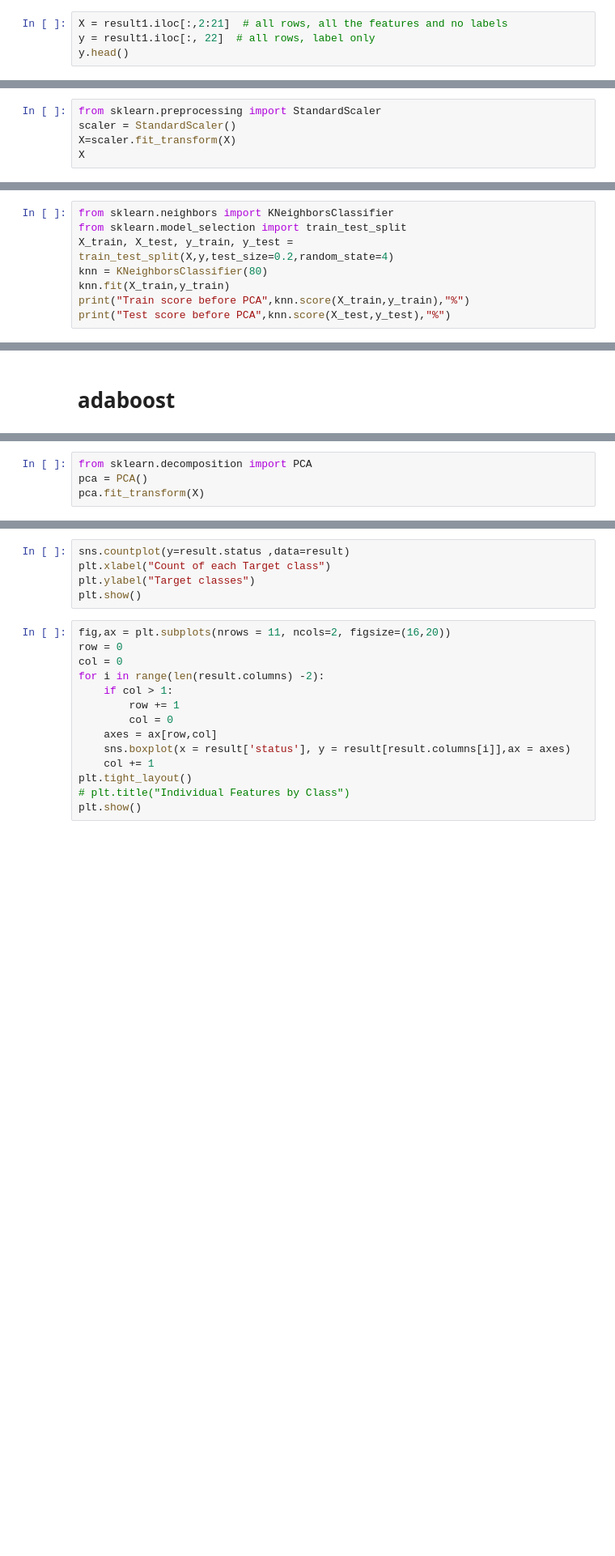
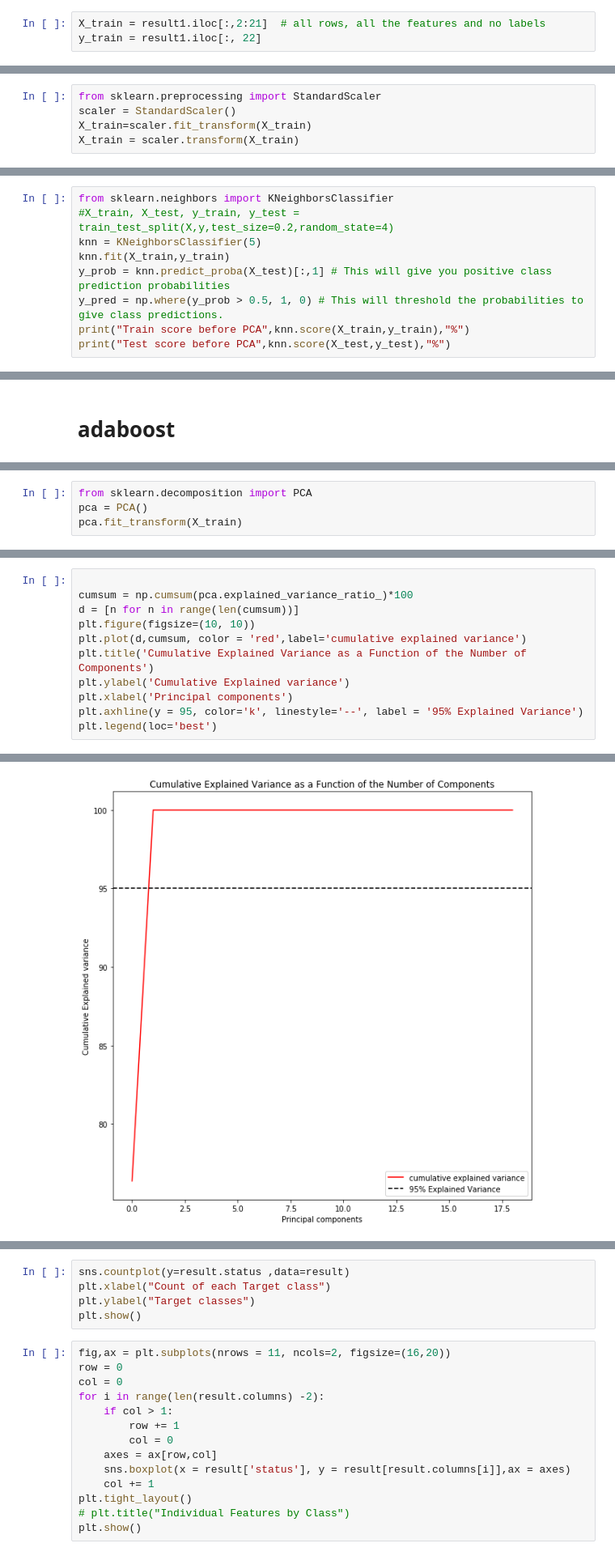
Before and after one commit to ozklingel/hands, a Jupyter notebook: hends.ipynb, the cells around one changed output, grey strips where cells are left out. Shown: that part at 81% size. Cells and saved outputs as stored; diff of their text form; blank space fills up the shorter version.

```diff
--- a/hends.ipynb
+++ b/hends.ipynb
@@ -53,4 +119,3 @@ plt.show()
 # %%
-X = result1.iloc[:,2:21]  # all rows, all the features and no labels
-y = result1.iloc[:, 22]  # all rows, label only
-y.head()
+X_train = result1.iloc[:,2:21]  # all rows, all the features and no labels
+y_train = result1.iloc[:, 22]
@@ -57,5 +126,5 @@ y.head()
 # %%
 from sklearn.preprocessing import StandardScaler
 scaler = StandardScaler()
-X=scaler.fit_transform(X)
-X
+X_train=scaler.fit_transform(X_train)
+X_train = scaler.transform(X_train)
@@ -63,9 +138,10 @@ X
 # Default knn
 # %%
 from sklearn.neighbors import KNeighborsClassifier
-from sklearn.model_selection import train_test_split
-X_train, X_test, y_train, y_test = train_test_split(X,y,test_size=0.2,random_state=4)
-knn = KNeighborsClassifier(80)
+#X_train, X_test, y_train, y_test = train_test_split(X,y,test_size=0.2,random_state=4)
+knn = KNeighborsClassifier(5)
 knn.fit(X_train,y_train)
+y_prob = knn.predict_proba(X_test)[:,1] # This will give you positive class prediction probabilities
+y_pred = np.where(y_prob > 0.5, 1, 0) # This will threshold the probabilities to give class predictions.
 print("Train score before PCA",knn.score(X_train,y_train),"%")
 print("Test score before PCA",knn.score(X_test,y_test),"%")
@@ -102,4 +210,4 @@ print("ADA:",metrics.accuracy_score(y_test, y_pred))
 # %%
 from sklearn.decomposition import PCA
 pca = PCA()
-pca.fit_transform(X)
+pca.fit_transform(X_train)
@@ -110,0 +248,12 @@ explained_variance
+# %%
+
+cumsum = np.cumsum(pca.explained_variance_ratio_)*100
+d = [n for n in range(len(cumsum))]
+plt.figure(figsize=(10, 10))
+plt.plot(d,cumsum, color = 'red',label='cumulative explained variance')
+plt.title('Cumulative Explained Variance as a Function of the Number of Components')
+plt.ylabel('Cumulative Explained variance')
+plt.xlabel('Principal components')
+plt.axhline(y = 95, color='k', linestyle='--', label = '95% Explained Variance')
+plt.legend(loc='best')
+# %% [output]
@@ -110,0 +261 @@ explained_variance
+[figure, added]
```
Also changed, not shown: parts of 63 cells of this notebook.
